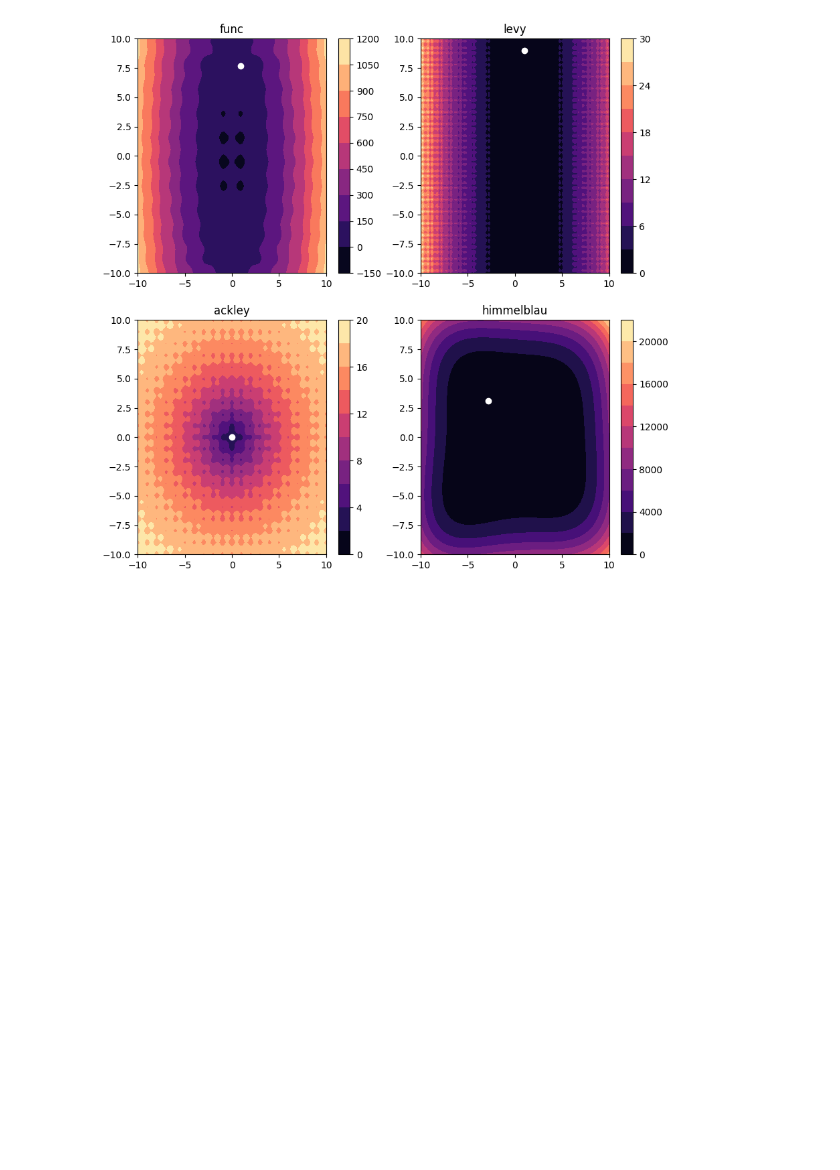
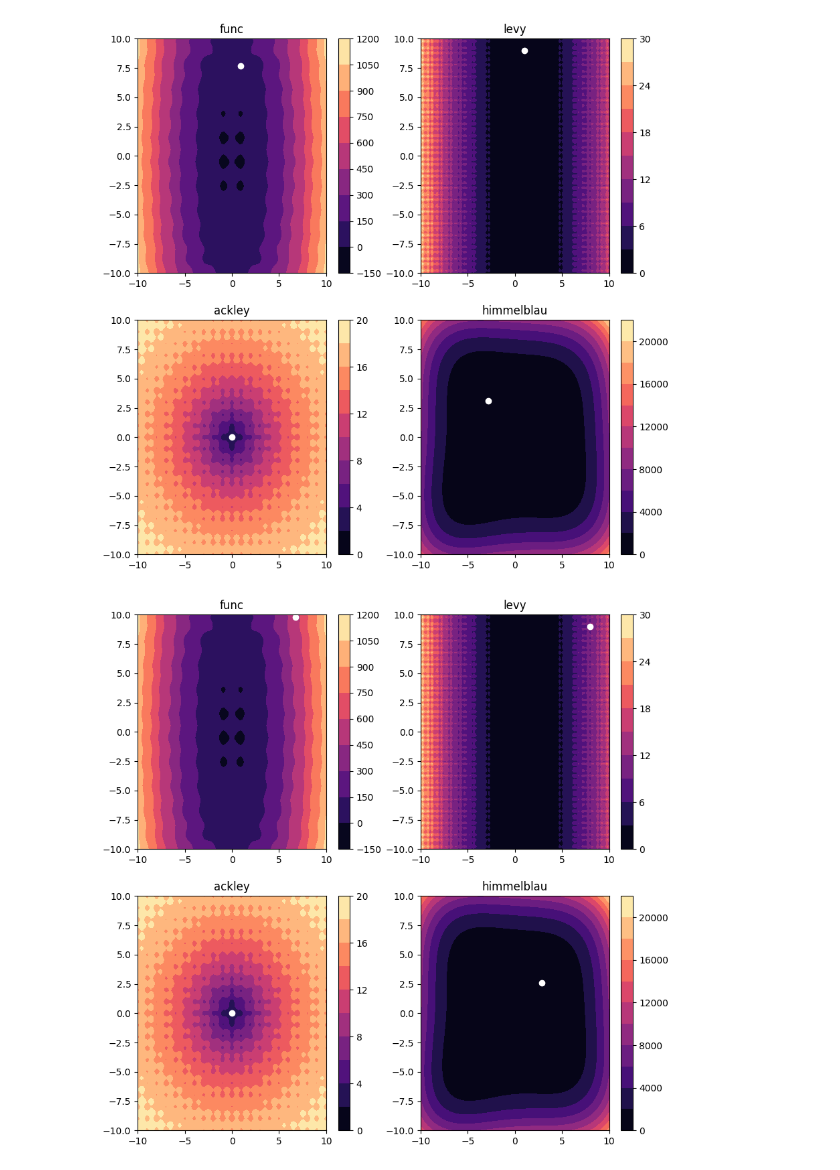
Before and after one commit to MarcoAfB/Optimization, a Jupyter notebook: Local_Search.ipynb, the cells around one changed output. Drawn from its saved outputs; the diff is of its cells as text; code cells hidden in the pictures; blank space fills up the shorter version.

Commit message:
Hooke_Jeevs

```diff
--- a/Local_Search.ipynb
+++ b/Local_Search.ipynb
@@ -168,3 +168,32 @@ himm_pnt=powel(himmelblau, [9,9], 0.01)
 plot(func_pnt, ackley_pnt, levy_pnt, himm_pnt)
 # %% [output]
 [figure]
+# %%
+def Hooke_Jeevs(f, x, step):
+    basis = np.identity(len(x))
+    passo = 1
+    while passo > 0:
+        passo=0
+        for i in range(len(x)):
+            while step>1e-6:
+                x_k = x + basis[i]*step
+                if f(x_k) < f(x):
+                    x = x_k
+                    passo+=1
+                    break
+                x_k = x - basis[i]*step
+                if f(x_k) < f(x):
+                    x = x_k
+                    passo+=1
+                    break
+                step*=0.1
+    return x
+
+ackley=Hooke_Jeevs(ackley, [9,9], 1)
+levy=Hooke_Jeevs(levy, [9,9], 1)
+func=Hooke_Jeevs(func, [9,9], 1)
+himmelblau=Hooke_Jeevs(himmelblau, [9,9], 1)
+
+plot(func, ackley, levy, himmelblau)
+# %% [output]
+[figure, added]
```
